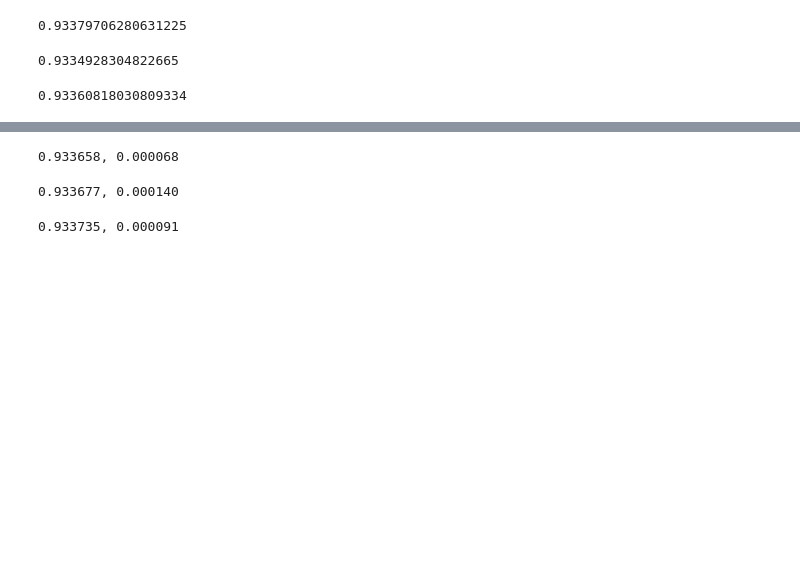
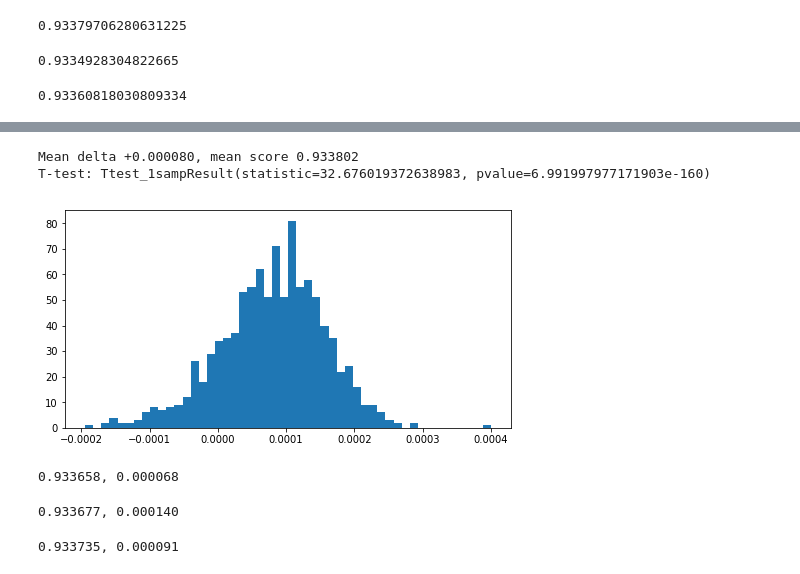
Before and after one commit to lopuhin/kaggle-amazon-2017, a Jupyter notebook: notebooks/heuristics.ipynb, the cells around one changed output, grey strips where cells are left out. Cells and saved outputs as stored; diff of their text form; code cells hidden in the pictures; blank space fills up the shorter version.

```diff
--- a/notebooks/heuristics.ipynb
+++ b/notebooks/heuristics.ipynb
@@ -255,3 +257,9 @@ T-test: Ttest_1sampResult(statistic=-5.2084247499210914, pvalue=2.31248025120233
+# %%
+check_weather(valid_pred_8, 0.3, 0.9, threshold=0.29)
+# %% [output]
+Mean delta +0.000080, mean score 0.933802
+T-test: Ttest_1sampResult(statistic=32.676019372638983, pvalue=6.991997977171903e-160)
+[figure, added]
 # %%
 base_score = f2_score(train_flat, valid_pred > threshold)
 bayes_valid = make_bayes_submission.get_df_prediction(valid_pred, add_hacks=False)
```
Also changed, not shown: parts of 32 cells of this notebook.
